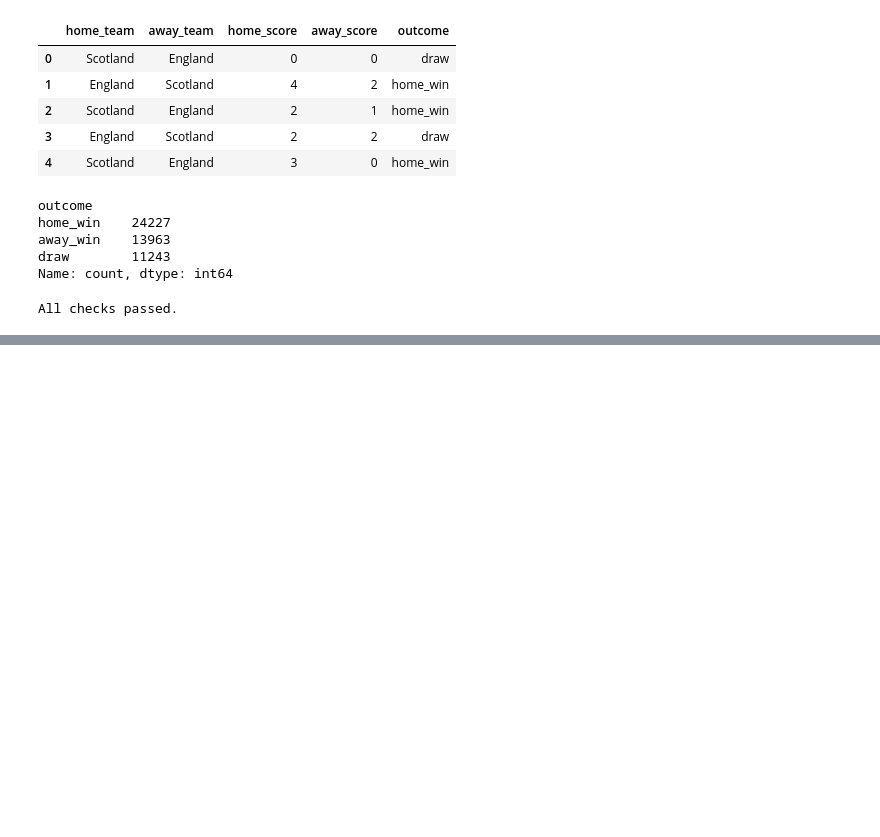
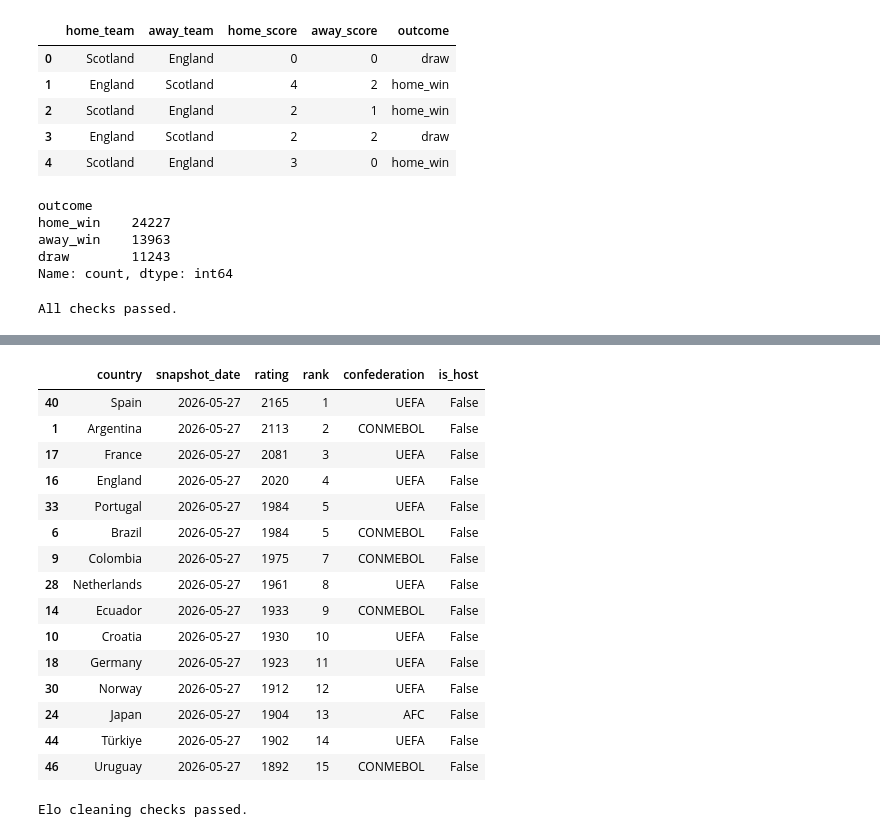
Before and after one commit to Ardatekk/World-Cup-Match-Prediction, a Jupyter notebook: notebooks/01_de_cleaning_exploration.ipynb, the cells around one changed output, grey strips where cells are left out. Saved outputs shown, nothing was run; the diff lists cells and outputs as text; code cells hidden in the pictures; blank space fills up the shorter version.

```diff
--- a/notebooks/01_de_cleaning_exploration.ipynb
+++ b/notebooks/01_de_cleaning_exploration.ipynb
@@ -150,0 +534,71 @@ All checks passed.
+# %%
+ELO_NAME_MAPPING = {
+    "Turkey": "Türkiye",
+    "United States": "USA",
+}
+
+elo_clean = elo.copy()
+
+elo_clean["snapshot_date"] = pd.to_datetime(
+    elo_clean["snapshot_date"],
+    format="%Y-%m-%d",
+    errors="raise",
+)
+
+elo_clean["is_host"] = elo_clean["is_host"].astype(bool)
+
+elo_clean["country"] = elo_clean["country"].replace(ELO_NAME_MAPPING)
+
+elo_clean = elo_clean.sort_values(
+    ["country", "snapshot_date"]
+).reset_index(drop=True)
+# %%
+AS_OF_DATE = pd.Timestamp("2026-05-27")
+
+elo_latest = (
+    elo_clean.loc[elo_clean["snapshot_date"] <= AS_OF_DATE]
+    .sort_values(["country", "snapshot_date"])
+    .groupby("country", as_index=False)
+    .tail(1)
+    .reset_index(drop=True)
+)
+
+elo_latest.sort_values("rating", ascending=False)[
+    ["country", "snapshot_date", "rating", "rank", "confederation", "is_host"]
+].head(15)
+# %% [output]
+|  | country | snapshot_date | rating | rank | confederation | is_host |
+| 40 | Spain | 2026-05-27 | 2165 | 1 | UEFA | False |
+| 1 | Argentina | 2026-05-27 | 2113 | 2 | CONMEBOL | False |
+| 17 | France | 2026-05-27 | 2081 | 3 | UEFA | False |
+| 16 | England | 2026-05-27 | 2020 | 4 | UEFA | False |
+| 33 | Portugal | 2026-05-27 | 1984 | 5 | UEFA | False |
+| 6 | Brazil | 2026-05-27 | 1984 | 5 | CONMEBOL | False |
+| 9 | Colombia | 2026-05-27 | 1975 | 7 | CONMEBOL | False |
+| 28 | Netherlands | 2026-05-27 | 1961 | 8 | UEFA | False |
+| 14 | Ecuador | 2026-05-27 | 1933 | 9 | CONMEBOL | False |
+| 10 | Croatia | 2026-05-27 | 1930 | 10 | UEFA | False |
+| 18 | Germany | 2026-05-27 | 1923 | 11 | UEFA | False |
+| 30 | Norway | 2026-05-27 | 1912 | 12 | UEFA | False |
+| 24 | Japan | 2026-05-27 | 1904 | 13 | AFC | False |
+| 44 | Türkiye | 2026-05-27 | 1902 | 14 | UEFA | False |
+| 46 | Uruguay | 2026-05-27 | 1892 | 15 | CONMEBOL | False |
+# %%
+assert len(elo_clean) == 4_683
+assert elo_clean["country"].nunique() == 48
+assert elo_clean.isna().sum().sum() == 0
+assert elo_clean.duplicated().sum() == 0
+assert elo_clean.duplicated(subset=["country", "year", "snapshot_date"]).sum() == 0
+assert (elo_clean["year"] == elo_clean["snapshot_date"].dt.year).all()
+
+assert {"Turkey", "United States"}.isdisjoint(set(elo_clean["country"]))
+assert {"Türkiye", "USA"}.issubset(set(elo_clean["country"]))
+
+assert len(elo_latest) == 48
+assert elo_latest["country"].nunique() == 48
+assert elo_latest.duplicated("country").sum() == 0
+assert elo_latest["snapshot_date"].max() <= AS_OF_DATE
+
+print("Elo cleaning checks passed.")
+# %% [output]
+Elo cleaning checks passed.
```
Also changed, not shown: parts of 25 cells of this notebook, 3 other files.
